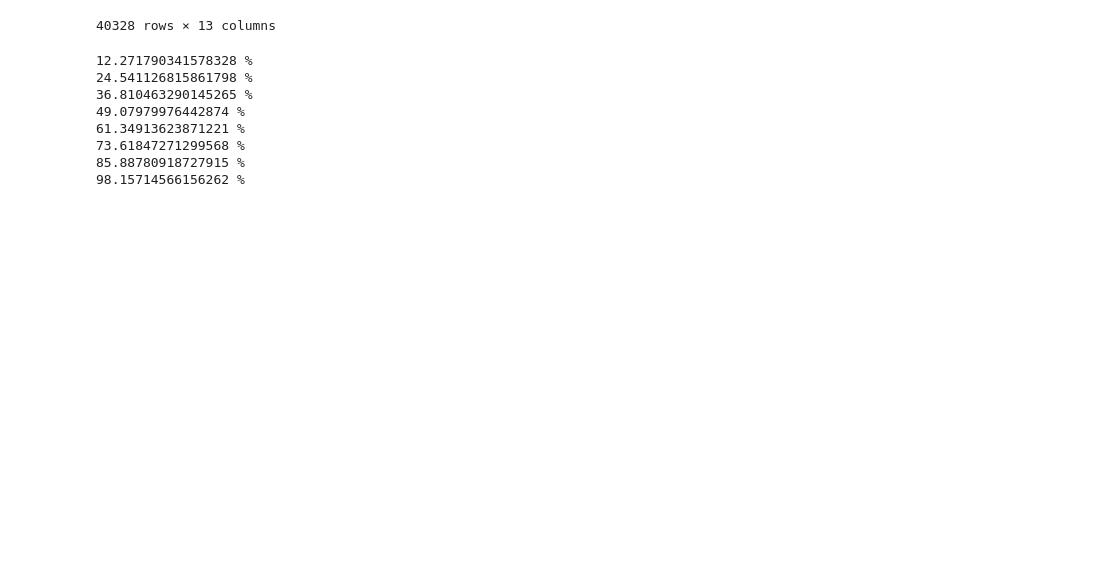
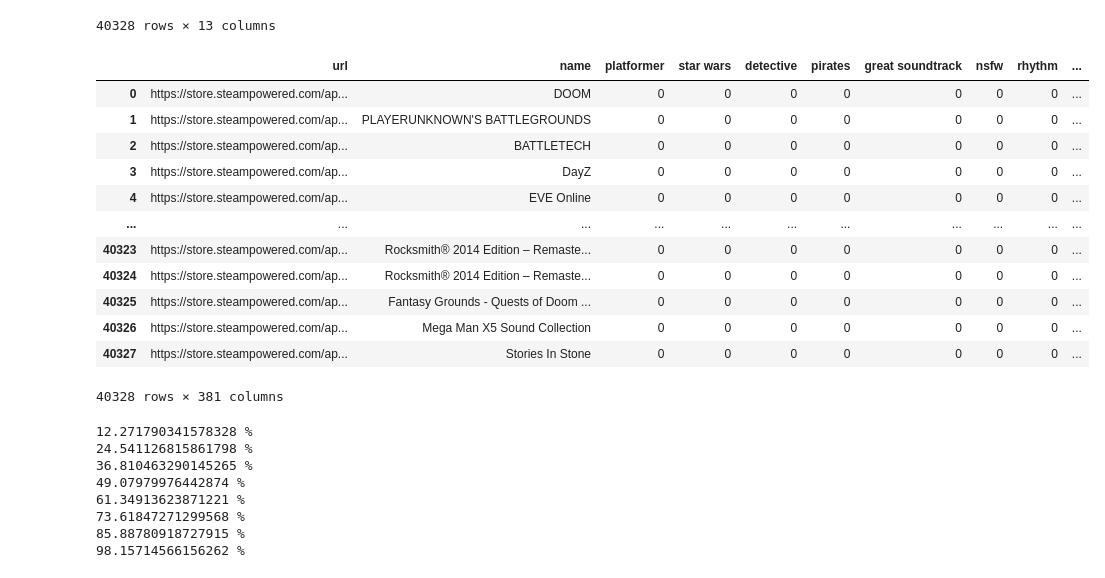
Before and after one commit to t348575/steam-recommendation-engine, a Jupyter notebook: inital-preprocessing.ipynb, the cells around one changed output. Cells and saved outputs as stored; diff of their text form; code cells hidden in the pictures; blank space fills up the shorter version.

```diff
--- a/inital-preprocessing.ipynb
+++ b/inital-preprocessing.ipynb
@@ -145,6 +161,23 @@ for i in range(len(tag_list)):
     for j in temp:
         popular_tags.add(j.lower().strip())
 pd.Series(pt_list).to_csv('popular_tags_freq.csv', index=False)
+# %%
+df = pd.read_csv('steam_games_tags.csv')
+df
+# %% [output]
+|  | url | name | platformer | star wars | detective | pirates | great soundtrack | nsfw | rhythm | ... |
+| 0 | https://store.steampowered.com/ap... | DOOM | 0 | 0 | 0 | 0 | 0 | 0 | 0 | ... |
+| 1 | https://store.steampowered.com/ap... | PLAYERUNKNOWN'S BATTLEGROUNDS | 0 | 0 | 0 | 0 | 0 | 0 | 0 | ... |
+| 2 | https://store.steampowered.com/ap... | BATTLETECH | 0 | 0 | 0 | 0 | 0 | 0 | 0 | ... |
+| 3 | https://store.steampowered.com/ap... | DayZ | 0 | 0 | 0 | 0 | 0 | 0 | 0 | ... |
+| 4 | https://store.steampowered.com/ap... | EVE Online | 0 | 0 | 0 | 0 | 0 | 0 | 0 | ... |
+| ... | ... | ... | ... | ... | ... | ... | ... | ... | ... | ... |
+| 40323 | https://store.steampowered.com/ap... | Rocksmith® 2014 Edition – Remaste... | 0 | 0 | 0 | 0 | 0 | 0 | 0 | ... |
+| 40324 | https://store.steampowered.com/ap... | Rocksmith® 2014 Edition – Remaste... | 0 | 0 | 0 | 0 | 0 | 0 | 0 | ... |
+| 40325 | https://store.steampowered.com/ap... | Fantasy Grounds - Quests of Doom ... | 0 | 0 | 0 | 0 | 0 | 0 | 0 | ... |
+| 40326 | https://store.steampowered.com/ap... | Mega Man X5 Sound Collection | 0 | 0 | 0 | 0 | 0 | 0 | 0 | ... |
+| 40327 | https://store.steampowered.com/ap... | Stories In Stone | 0 | 0 | 0 | 0 | 0 | 0 | 0 | ... |
+40328 rows × 381 columns
 # %%
 popular_tags = list(popular_tags)
 tag_df_cols = ["url", "name"]
```
Also changed, not shown: parts of 2 cells of this notebook, 2 other files.
